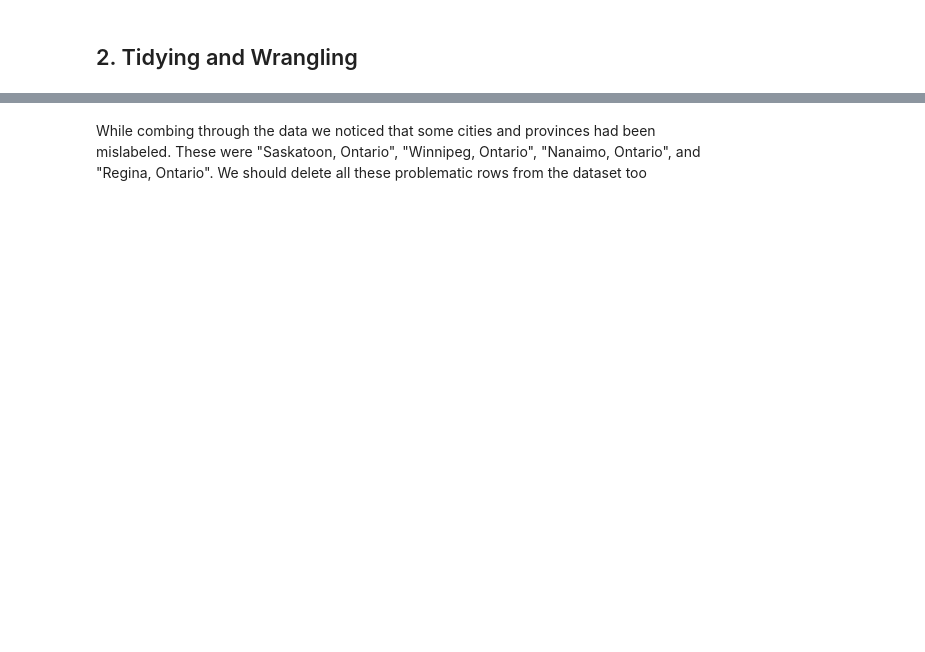
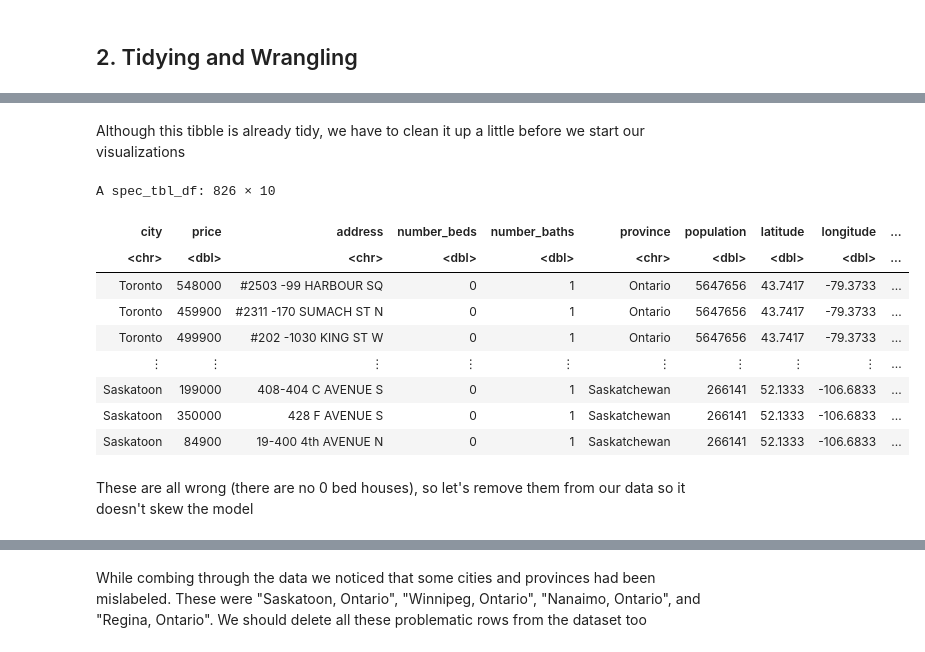
Before and after one commit to slappyslop/dsci-100-002-033, a Jupyter notebook: group_proj_proposal.ipynb, the cells around one changed output, grey strips where cells are left out. Saved outputs shown, nothing was run; the diff lists cells and outputs as text; code cells hidden in the pictures; blank space fills up the shorter version.

```diff
--- a/group_proj_proposal.ipynb
+++ b/group_proj_proposal.ipynb
@@ -16,0 +37,18 @@ ERROR: Error in library(ggrepel): there is no package called ‘ggrepel’
+# %% [markdown]
+Although this tibble is already tidy, we have to clean it up a little before we start our visualizations
+# %%
+
+filter(housing_raw, number_beds == 0 | number_baths == 0)
+# %% [output]
+A spec_tbl_df: 826 × 10
+| city | price | address | number_beds | number_baths | province | population | latitude | longitude | ... |
+| <chr> | <dbl> | <chr> | <dbl> | <dbl> | <chr> | <dbl> | <dbl> | <dbl> | ... |
+| Toronto | 548000 | #2503 -99 HARBOUR SQ | 0 | 1 | Ontario | 5647656 | 43.7417 | -79.3733 | ... |
+| Toronto | 459900 | #2311 -170 SUMACH ST N | 0 | 1 | Ontario | 5647656 | 43.7417 | -79.3733 | ... |
+| Toronto | 499900 | #202 -1030 KING ST W | 0 | 1 | Ontario | 5647656 | 43.7417 | -79.3733 | ... |
+| ⋮ | ⋮ | ⋮ | ⋮ | ⋮ | ⋮ | ⋮ | ⋮ | ⋮ | ... |
+| Saskatoon | 199000 | 408-404 C AVENUE S | 0 | 1 | Saskatchewan | 266141 | 52.1333 | -106.6833 | ... |
+| Saskatoon | 350000 | 428 F AVENUE S | 0 | 1 | Saskatchewan | 266141 | 52.1333 | -106.6833 | ... |
+| Saskatoon | 84900 | 19-400 4th AVENUE N | 0 | 1 | Saskatchewan | 266141 | 52.1333 | -106.6833 | ... |
+# %% [markdown]
+These are all wrong (there are no 0 bed houses), so let's remove them from our data so it doesn't skew the model
```
Also changed, not shown: parts of 14 cells of this notebook.
